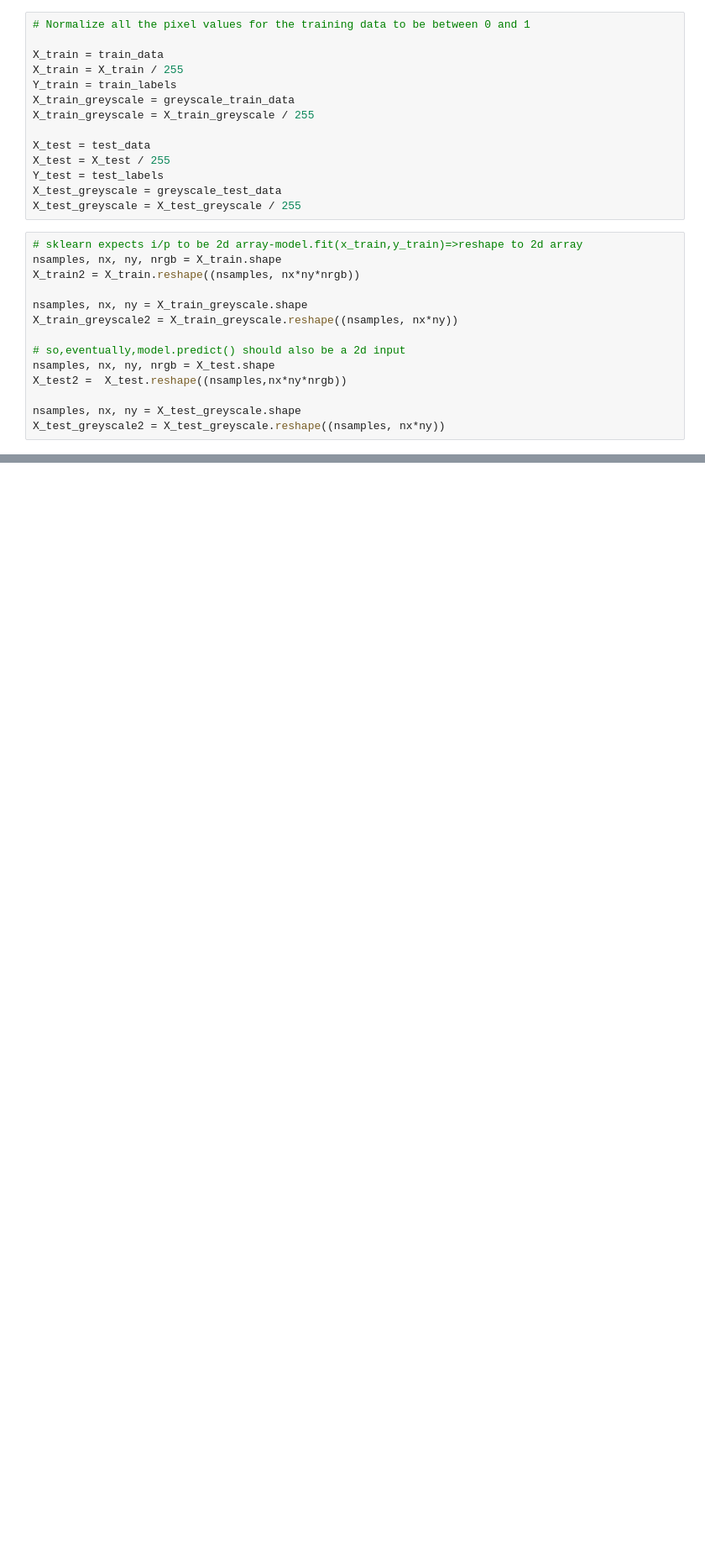
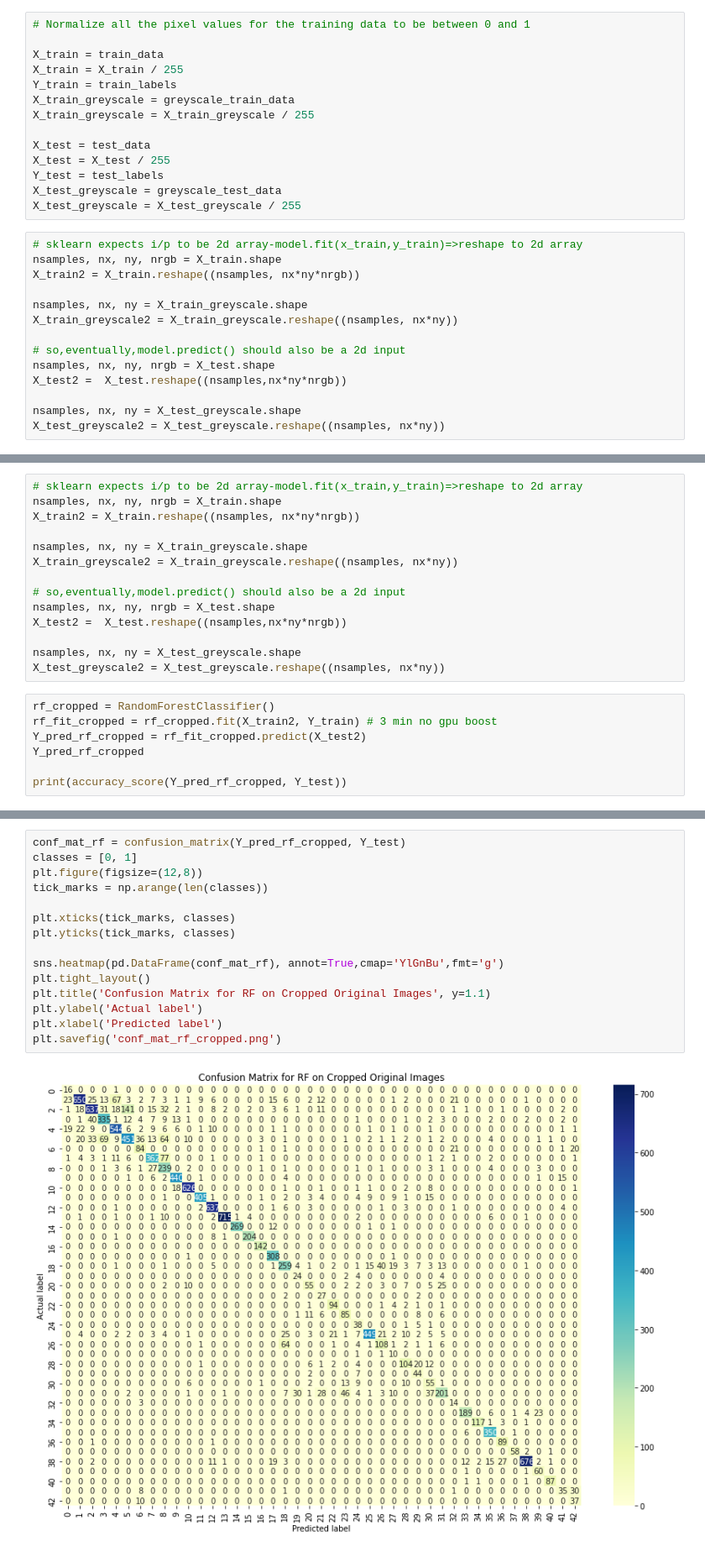
Before and after one commit to mineramc/GTSRB_image_recognition, a Jupyter notebook: GTSRB_RandomForestClassifier.ipynb, the cells around one changed output, grey strips where cells are left out. Shown: that part at 84% size. Cells and saved outputs as stored; diff of their text form; blank space fills up the shorter version.

```diff
--- a/GTSRB_RandomForestClassifier.ipynb
+++ b/GTSRB_RandomForestClassifier.ipynb
@@ -227,0 +342,21 @@ plt.savefig('conf_mat_rf_greyscale.png')
+# %%
+# sklearn expects i/p to be 2d array-model.fit(x_train,y_train)=>reshape to 2d array
+nsamples, nx, ny, nrgb = X_train.shape
+X_train2 = X_train.reshape((nsamples, nx*ny*nrgb))
+
+nsamples, nx, ny = X_train_greyscale.shape
+X_train_greyscale2 = X_train_greyscale.reshape((nsamples, nx*ny))
+
+# so,eventually,model.predict() should also be a 2d input
+nsamples, nx, ny, nrgb = X_test.shape
+X_test2 =  X_test.reshape((nsamples,nx*ny*nrgb))
+
+nsamples, nx, ny = X_test_greyscale.shape
+X_test_greyscale2 = X_test_greyscale.reshape((nsamples, nx*ny))
+# %%
+rf_cropped = RandomForestClassifier()
+rf_fit_cropped = rf_cropped.fit(X_train2, Y_train) # 3 min no gpu boost
+Y_pred_rf_cropped = rf_fit_cropped.predict(X_test2)
+Y_pred_rf_cropped
+
+print(accuracy_score(Y_pred_rf_cropped, Y_test))
@@ -227,0 +374,17 @@ plt.savefig('conf_mat_rf_greyscale.png')
+# %%
+conf_mat_rf = confusion_matrix(Y_pred_rf_cropped, Y_test)
+classes = [0, 1]
+plt.figure(figsize=(12,8))
+tick_marks = np.arange(len(classes))
+
+plt.xticks(tick_marks, classes)
+plt.yticks(tick_marks, classes)
+
+sns.heatmap(pd.DataFrame(conf_mat_rf), annot=True,cmap='YlGnBu',fmt='g')
+plt.tight_layout()
+plt.title('Confusion Matrix for RF on Cropped Original Images', y=1.1)
+plt.ylabel('Actual label')
+plt.xlabel('Predicted label')
+plt.savefig('conf_mat_rf_cropped.png')
+# %% [output]
+[figure, added]
```
Also changed, not shown: parts of 14 cells of this notebook.
